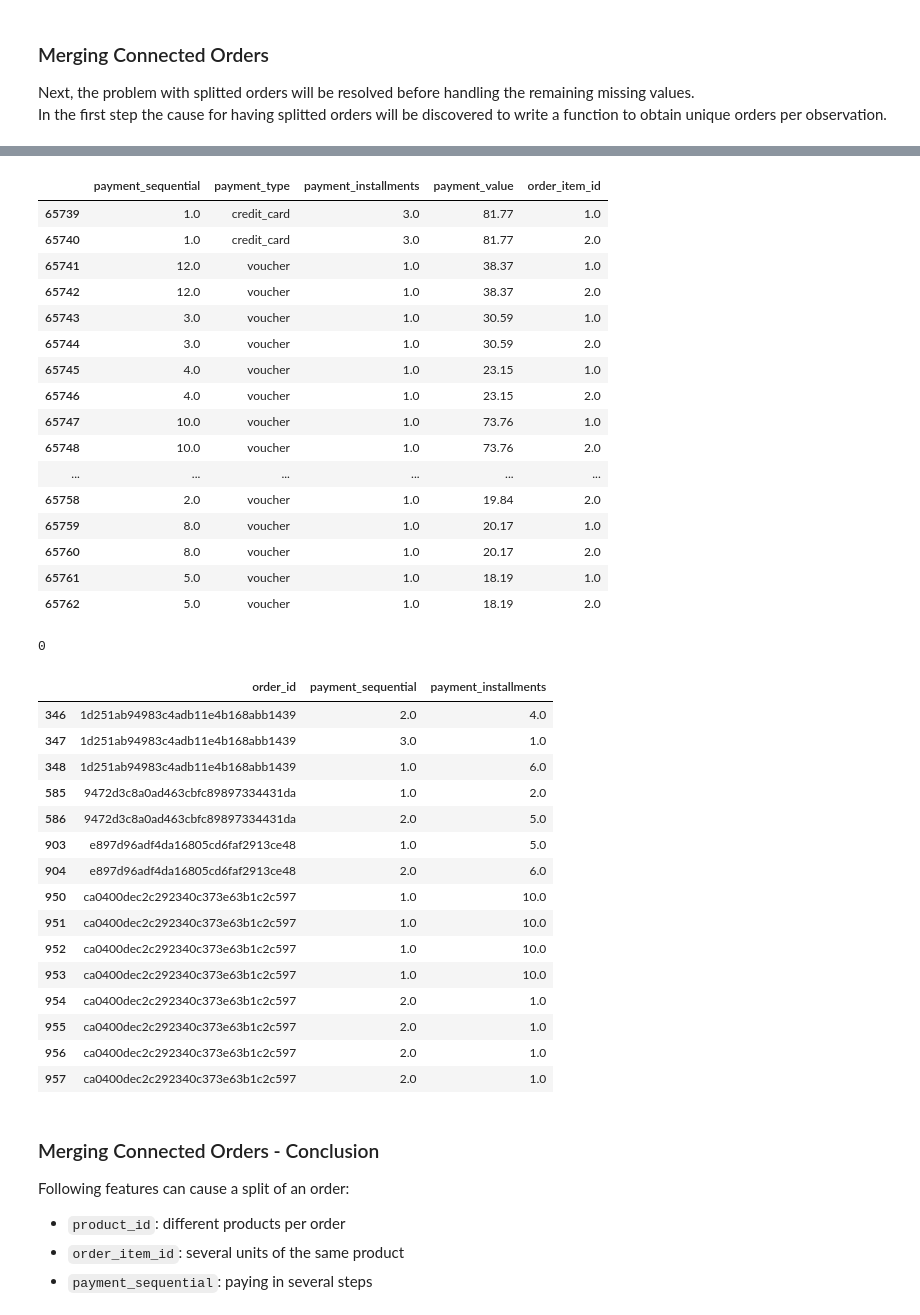
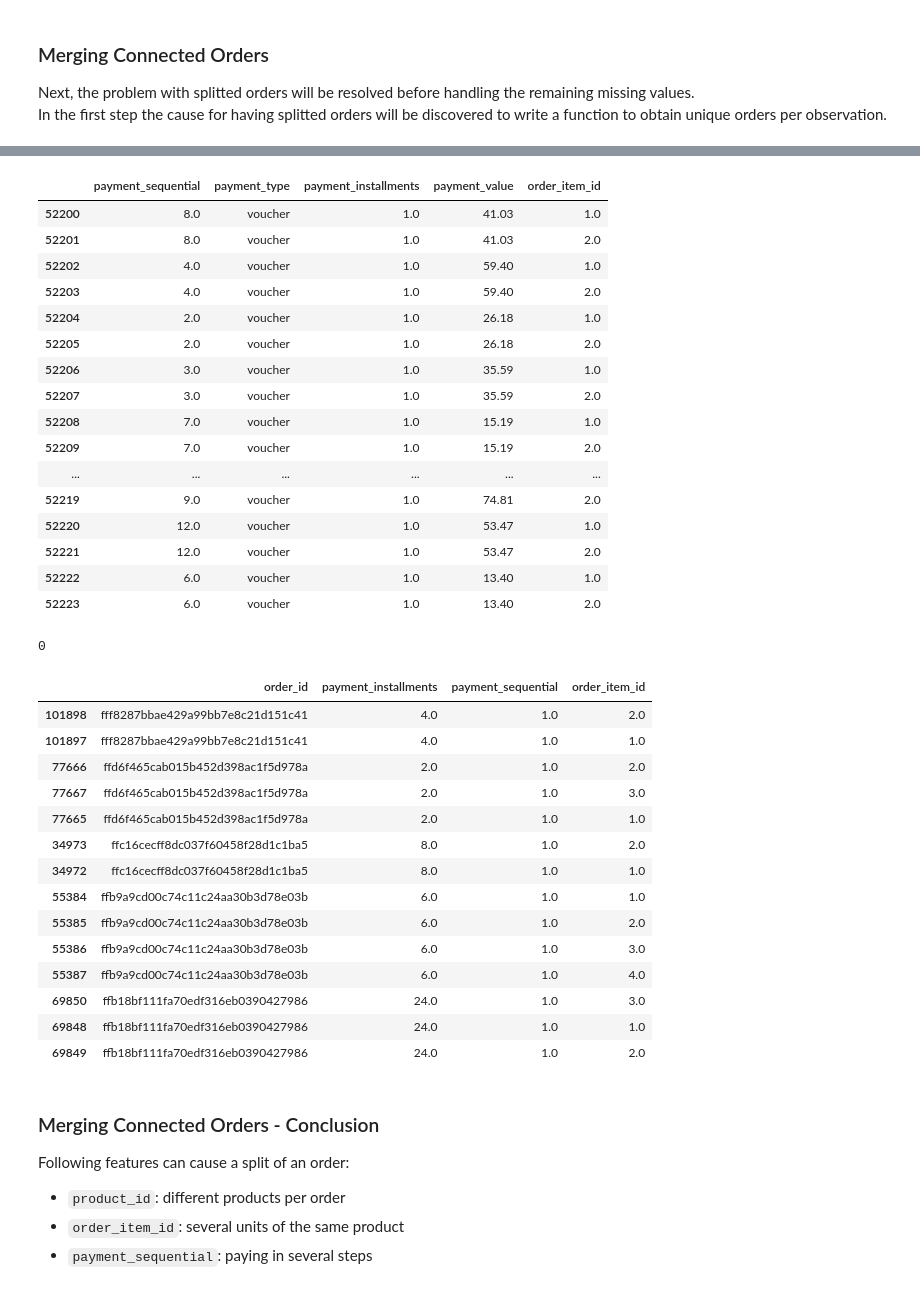
Before and after one commit to androi7/dsi-capstone, a Jupyter notebook: part-01/Ecommerce_EDA.ipynb, the cells around one changed output, grey strips where cells are left out. Cells and saved outputs as stored; diff of their text form; code cells hidden in the pictures.

Commit message:
fix: restructure the merge_splitted_order method to imrprove the performance

```diff
--- a/part-01/Ecommerce_EDA.ipynb
+++ b/part-01/Ecommerce_EDA.ipynb
@@ -174,7 +193,7 @@ plt.show()
 The feature `review_comment_title` is getting dropped after appearing only in around $12\,\%$ of all observations. But `review_comment_message` will be imputed with the status 'no_message', because around $43\,\%$ of all orders (splitted orders included) contain meaningful information which are needed for the classification section.
 # %%
 df.drop('review_comment_title', axis=1, inplace=True)
-df['review_comment_message'].fillna(value='no_message', inplace=True)
+df['review_comment_message'].fillna(value='missing', inplace=True)
 # %% [markdown]
 ### Merging Connected Orders
 Next, the problem with splitted orders will be resolved before handling the remaining missing values.<br>
@@ -248,21 +267,21 @@ most_order_id[most_order_id_changed_feature.index[most_order_id_changed_feature]
 # annotation: review_id (respectively review_comment_message) causes a split of an order
 # %% [output]
 |  | payment_sequential | payment_type | payment_installments | payment_value | order_item_id |
-| 65739 | 1.0 | credit_card | 3.0 | 81.77 | 1.0 |
-| 65740 | 1.0 | credit_card | 3.0 | 81.77 | 2.0 |
-| 65741 | 12.0 | voucher | 1.0 | 38.37 | 1.0 |
-| 65742 | 12.0 | voucher | 1.0 | 38.37 | 2.0 |
-| 65743 | 3.0 | voucher | 1.0 | 30.59 | 1.0 |
-| 65744 | 3.0 | voucher | 1.0 | 30.59 | 2.0 |
-| 65745 | 4.0 | voucher | 1.0 | 23.15 | 1.0 |
-| 65746 | 4.0 | voucher | 1.0 | 23.15 | 2.0 |
-| 65747 | 10.0 | voucher | 1.0 | 73.76 | 1.0 |
-| 65748 | 10.0 | voucher | 1.0 | 73.76 | 2.0 |
+| 52200 | 8.0 | voucher | 1.0 | 41.03 | 1.0 |
+| 52201 | 8.0 | voucher | 1.0 | 41.03 | 2.0 |
+| 52202 | 4.0 | voucher | 1.0 | 59.40 | 1.0 |
+| 52203 | 4.0 | voucher | 1.0 | 59.40 | 2.0 |
+| 52204 | 2.0 | voucher | 1.0 | 26.18 | 1.0 |
+| 52205 | 2.0 | voucher | 1.0 | 26.18 | 2.0 |
+| 52206 | 3.0 | voucher | 1.0 | 35.59 | 1.0 |
+| 52207 | 3.0 | voucher | 1.0 | 35.59 | 2.0 |
+| 52208 | 7.0 | voucher | 1.0 | 15.19 | 1.0 |
+| 52209 | 7.0 | voucher | 1.0 | 15.19 | 2.0 |
 | ... | ... | ... | ... | ... | ... |
-| 65758 | 2.0 | voucher | 1.0 | 19.84 | 2.0 |
-| 65759 | 8.0 | voucher | 1.0 | 20.17 | 1.0 |
-| 65760 | 8.0 | voucher | 1.0 | 20.17 | 2.0 |
-| 65761 | 5.0 | voucher | 1.0 | 18.19 | 1.0 |
-| 65762 | 5.0 | voucher | 1.0 | 18.19 | 2.0 |
+| 52219 | 9.0 | voucher | 1.0 | 74.81 | 2.0 |
+| 52220 | 12.0 | voucher | 1.0 | 53.47 | 1.0 |
+| 52221 | 12.0 | voucher | 1.0 | 53.47 | 2.0 |
+| 52222 | 6.0 | voucher | 1.0 | 13.40 | 1.0 |
+| 52223 | 6.0 | voucher | 1.0 | 13.40 | 2.0 |
 # %%
 # checking if order status is changing per single order (splitted delivery)
@@ -273,26 +292,26 @@ delievered_status.str.contains(' ').sum()
 # %%
 # checking if payment installments could cause a split
 pay_install_not_1 = df.loc[df['payment_installments'] != 1.0, 'order_id'].value_counts()
+# pay_install_not_1.index is 'order_id'
 pay_install_changing = df.loc[df['order_id'].isin(pay_install_not_1.loc[pay_install_not_1 > 1].index)] \
-                         .groupby('order_id').apply(lambda x: x['payment_installments'].nunique() > 1)
-df.loc[df['order_id'].isin(pay_install_changing.loc[pay_install_changing.values].index)] \
-      [['order_id','payment_sequential', 'payment_installments']][:15]
-# annotation: without deeper investigation it looks like that payment_installments correlates directly
-# to payment_sequential and therefore payment_sequential is the cause
+                         .sort_values('order_id', ascending=False)
+pay_install_changing[['order_id', 'payment_installments', 'payment_sequential', 'order_item_id']][:14]
+
+# annotation: without deeper investigation it looks like that payment_sequential and order_item_id
+# are the cause for a split in the order records
 # %% [output]
-|  | order_id | payment_sequential | payment_installments |
-| 346 | 1d251ab94983c4adb11e4b168abb1439 | 2.0 | 4.0 |
-| 347 | 1d251ab94983c4adb11e4b168abb1439 | 3.0 | 1.0 |
-| 348 | 1d251ab94983c4adb11e4b168abb1439 | 1.0 | 6.0 |
-| 585 | 9472d3c8a0ad463cbfc89897334431da | 1.0 | 2.0 |
-| 586 | 9472d3c8a0ad463cbfc89897334431da | 2.0 | 5.0 |
-| 903 | e897d96adf4da16805cd6faf2913ce48 | 1.0 | 5.0 |
-| 904 | e897d96adf4da16805cd6faf2913ce48 | 2.0 | 6.0 |
-| 950 | ca0400dec2c292340c373e63b1c2c597 | 1.0 | 10.0 |
-| 951 | ca0400dec2c292340c373e63b1c2c597 | 1.0 | 10.0 |
-| 952 | ca0400dec2c292340c373e63b1c2c597 | 1.0 | 10.0 |
-| 953 | ca0400dec2c292340c373e63b1c2c597 | 1.0 | 10.0 |
-| 954 | ca0400dec2c292340c373e63b1c2c597 | 2.0 | 1.0 |
-| 955 | ca0400dec2c292340c373e63b1c2c597 | 2.0 | 1.0 |
-| 956 | ca0400dec2c292340c373e63b1c2c597 | 2.0 | 1.0 |
-| 957 | ca0400dec2c292340c373e63b1c2c597 | 2.0 | 1.0 |
+|  | order_id | payment_installments | payment_sequential | order_item_id |
+| 101898 | fff8287bbae429a99bb7e8c21d151c41 | 4.0 | 1.0 | 2.0 |
+| 101897 | fff8287bbae429a99bb7e8c21d151c41 | 4.0 | 1.0 | 1.0 |
+| 77666 | ffd6f465cab015b452d398ac1f5d978a | 2.0 | 1.0 | 2.0 |
+| 77667 | ffd6f465cab015b452d398ac1f5d978a | 2.0 | 1.0 | 3.0 |
+| 77665 | ffd6f465cab015b452d398ac1f5d978a | 2.0 | 1.0 | 1.0 |
+| 34973 | ffc16cecff8dc037f60458f28d1c1ba5 | 8.0 | 1.0 | 2.0 |
+| 34972 | ffc16cecff8dc037f60458f28d1c1ba5 | 8.0 | 1.0 | 1.0 |
+| 55384 | ffb9a9cd00c74c11c24aa30b3d78e03b | 6.0 | 1.0 | 1.0 |
+| 55385 | ffb9a9cd00c74c11c24aa30b3d78e03b | 6.0 | 1.0 | 2.0 |
+| 55386 | ffb9a9cd00c74c11c24aa30b3d78e03b | 6.0 | 1.0 | 3.0 |
+| 55387 | ffb9a9cd00c74c11c24aa30b3d78e03b | 6.0 | 1.0 | 4.0 |
+| 69850 | ffb18bf111fa70edf316eb0390427986 | 24.0 | 1.0 | 3.0 |
+| 69848 | ffb18bf111fa70edf316eb0390427986 | 24.0 | 1.0 | 1.0 |
+| 69849 | ffb18bf111fa70edf316eb0390427986 | 24.0 | 1.0 | 2.0 |
```
Also changed, not shown: parts of 69 cells of this notebook.
